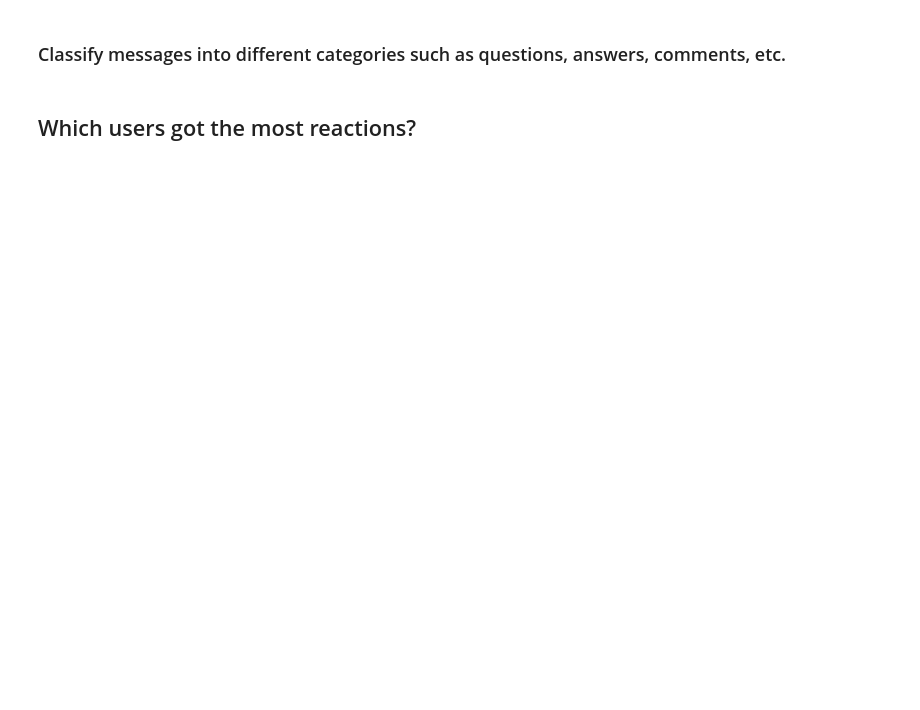
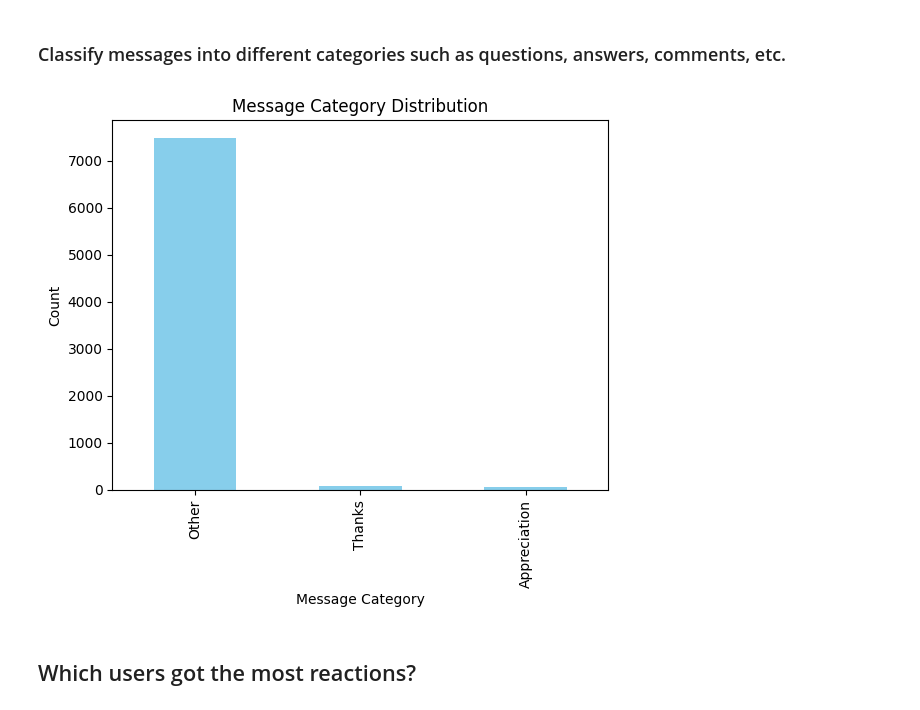
Before and after one commit to olaniSiyum/week0-starter-network-analysis, a Jupyter notebook: notebooks/parse_slack_data.ipynb, the cells around one changed output. Cells and saved outputs as stored; diff of their text form; code cells hidden in the pictures; blank space fills up the shorter version.

```diff
--- a/notebooks/parse_slack_data.ipynb
+++ b/notebooks/parse_slack_data.ipynb
@@ -351,16 +359,18 @@ def classify_message(msg):
         return 'Other'
 
 # Apply the classification function to each message in the DataFrame
-df['message_category'] = df['msg_content'].apply(classify_message)
+df_community['message_category'] = df_community['msg_content'].apply(classify_message)
 # %%
-category_counts = df['message_category'].value_counts()
+category_counts = df_community['message_category'].value_counts()
 
 # Plot a bar chart
 category_counts.plot(kind='bar', color='skyblue')
 plt.xlabel('Message Category')
 plt.ylabel('Count')
 plt.title('Message Category Distribution')
 plt.show()
+# %% [output]
+[figure, added]
 # %% [markdown]
 ## Which users got the most reactions?
 # %%
```
Also changed, not shown: parts of 10 cells of this notebook.
